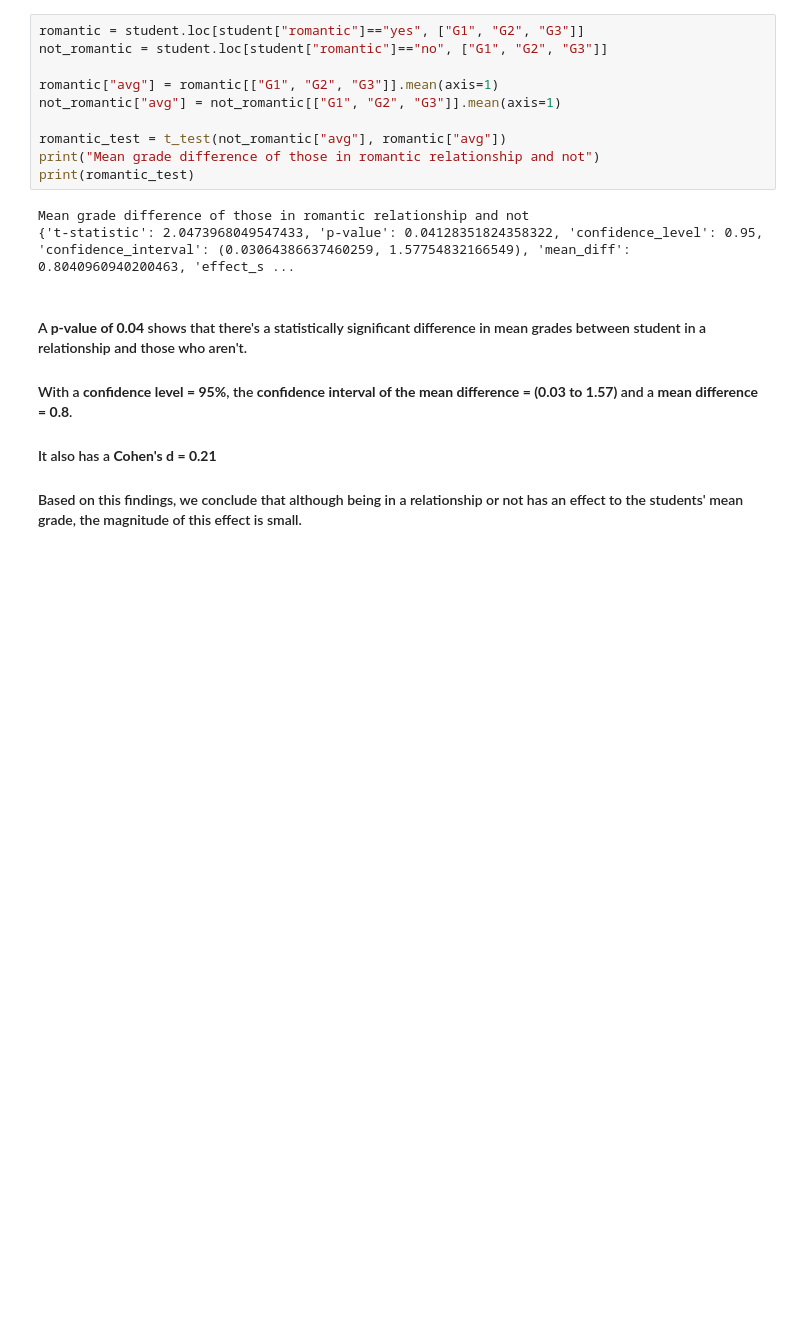
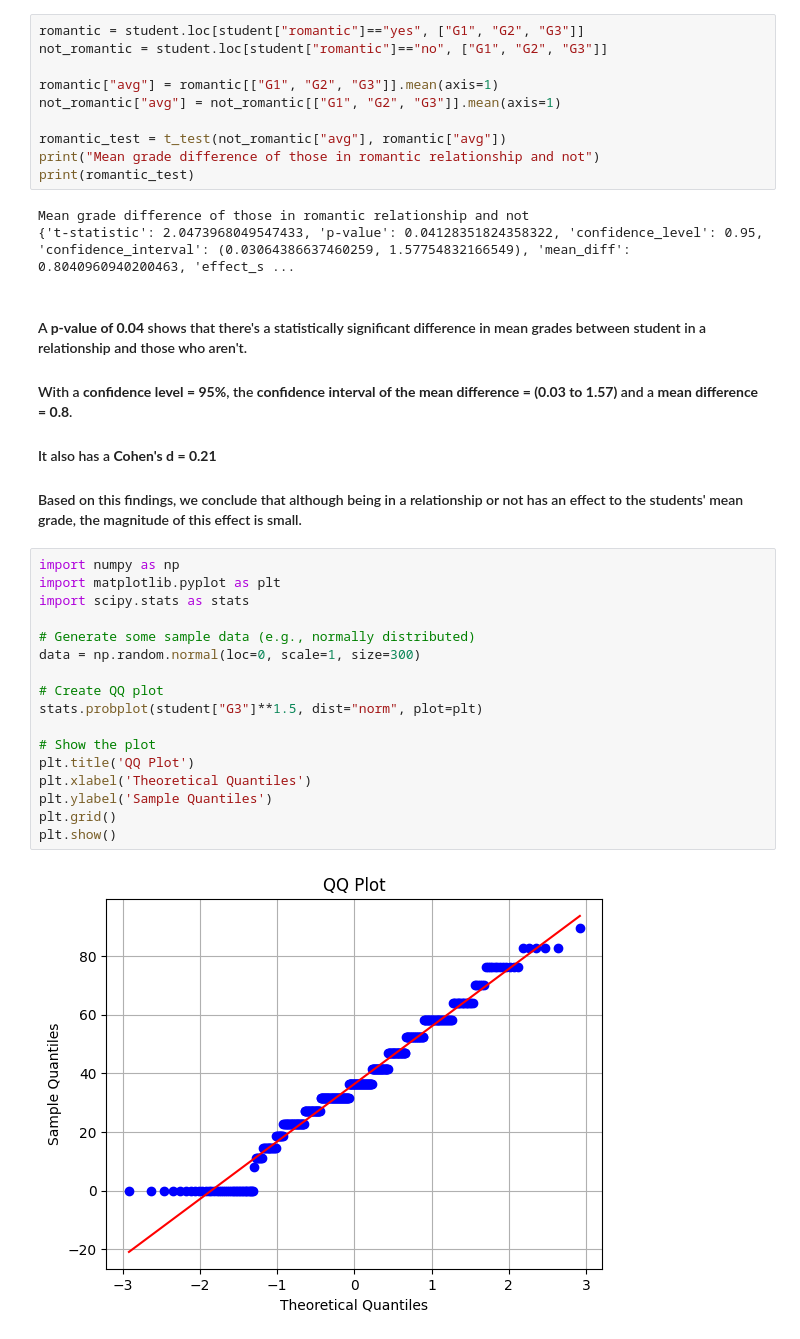
Before and after one commit to samillano-jk/Data_Analysis-projects-scripts-notebooks, a Jupyter notebook: Data-Analysis/student-performance-analysis.ipynb, the cells around one changed output. Cells and saved outputs as stored; diff of their text form; blank space fills up the shorter version.

Commit message:
Kaggle Notebook | Student-Performance-Analysis | Version 20

```diff
--- a/Data-Analysis/student-performance-analysis.ipynb
+++ b/Data-Analysis/student-performance-analysis.ipynb
@@ -519,3 +519,22 @@ Mean grade difference of those in romantic relationship and not
 #### With a **confidence level = 95%**, the **confidence interval of the mean difference = (0.03 to 1.57)** and a **mean difference = 0.8**.
 #### It also has a **Cohen's d = 0.21**
 #### Based on this findings, we conclude that although being in a relationship or not has an effect to the students' mean grade, the magnitude of this effect is small.
+# %%
+import numpy as np
+import matplotlib.pyplot as plt
+import scipy.stats as stats
+
+# Generate some sample data (e.g., normally distributed)
+data = np.random.normal(loc=0, scale=1, size=300)
+
+# Create QQ plot
+stats.probplot(student["G3"]**1.5, dist="norm", plot=plt)
+
+# Show the plot
+plt.title('QQ Plot')
+plt.xlabel('Theoretical Quantiles')
+plt.ylabel('Sample Quantiles')
+plt.grid()
+plt.show()
+# %% [output]
+[figure, added]
```
